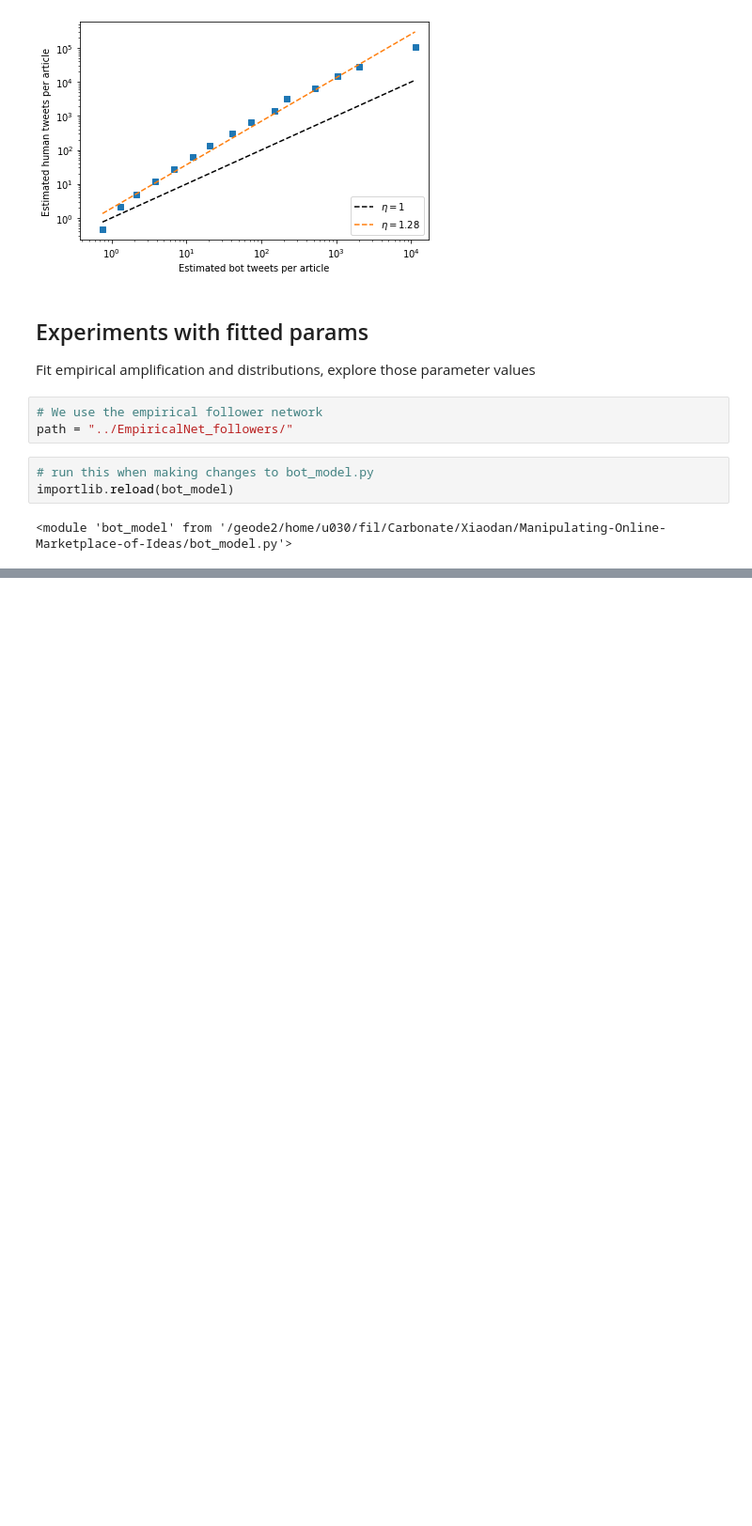
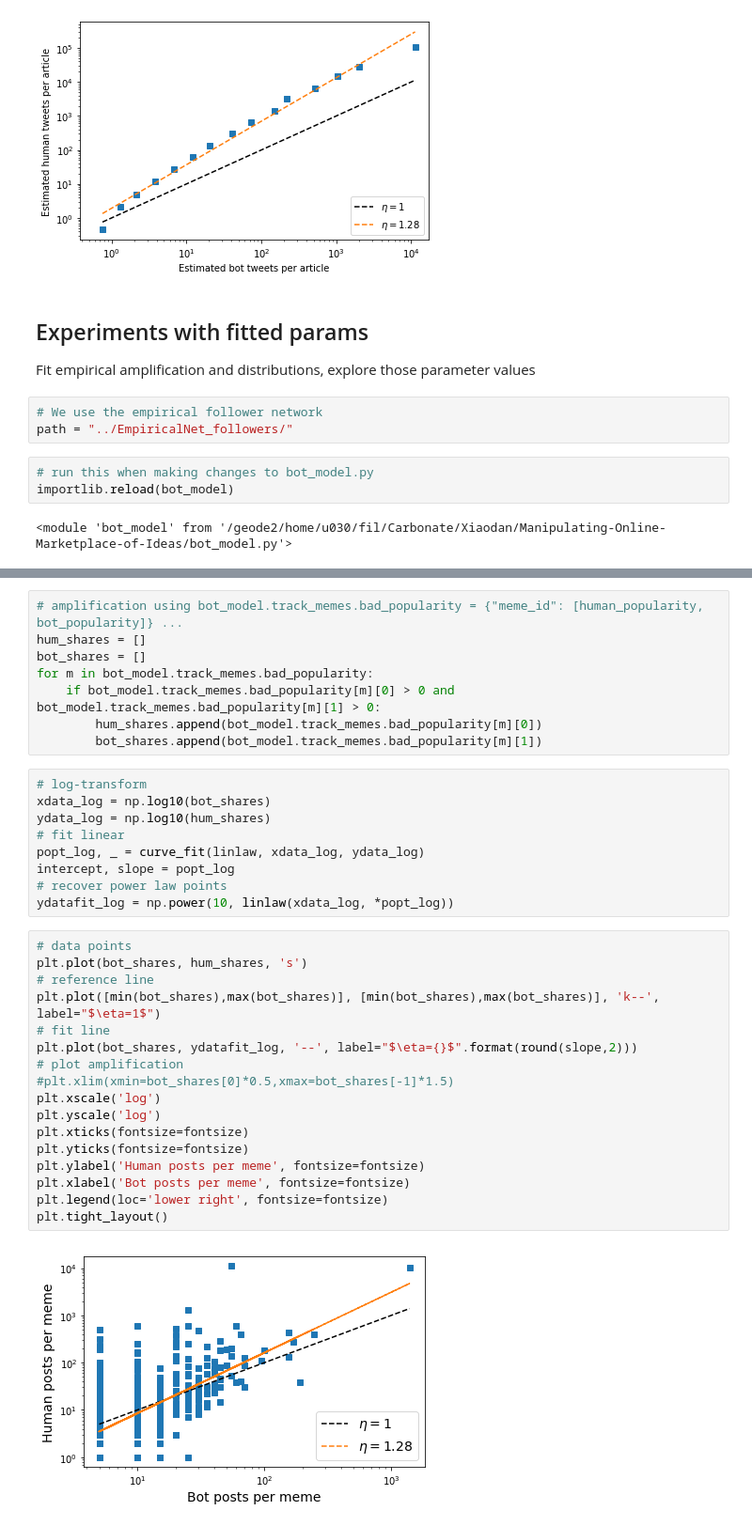
Before and after one commit to xiaodanlou/Manipulating-Online-Marketplace-of-Ideas, a Jupyter notebook: empirical_validation.ipynb, the cells around one changed output, grey strips where cells are left out. Shown: that part at 94% size. Saved outputs shown, nothing was run; the diff lists cells and outputs as text; blank space fills up the shorter version.

```diff
--- a/empirical_validation.ipynb
+++ b/empirical_validation.ipynb
@@ -139,0 +149,36 @@ for meme in live_memes:
+# %%
+# amplification using bot_model.track_memes.bad_popularity = {"meme_id": [human_popularity, bot_popularity]} ...
+hum_shares = []
+bot_shares = []
+for m in bot_model.track_memes.bad_popularity:
+    if bot_model.track_memes.bad_popularity[m][0] > 0 and bot_model.track_memes.bad_popularity[m][1] > 0:
+        hum_shares.append(bot_model.track_memes.bad_popularity[m][0])
+        bot_shares.append(bot_model.track_memes.bad_popularity[m][1])
+# %%
+# log-transform
+xdata_log = np.log10(bot_shares)
+ydata_log = np.log10(hum_shares)
+# fit linear
+popt_log, _ = curve_fit(linlaw, xdata_log, ydata_log)
+intercept, slope = popt_log
+# recover power law points
+ydatafit_log = np.power(10, linlaw(xdata_log, *popt_log))
+# %%
+# data points
+plt.plot(bot_shares, hum_shares, 's')
+# reference line
+plt.plot([min(bot_shares),max(bot_shares)], [min(bot_shares),max(bot_shares)], 'k--', label="$\eta=1$")
+# fit line
+plt.plot(bot_shares, ydatafit_log, '--', label="$\eta={}$".format(round(slope,2)))
+# plot amplification
+#plt.xlim(xmin=bot_shares[0]*0.5,xmax=bot_shares[-1]*1.5)
+plt.xscale('log')
+plt.yscale('log')
+plt.xticks(fontsize=fontsize)
+plt.yticks(fontsize=fontsize)
+plt.ylabel('Human posts per meme', fontsize=fontsize)
+plt.xlabel('Bot posts per meme', fontsize=fontsize)
+plt.legend(loc='lower right', fontsize=fontsize)
+plt.tight_layout()
+# %% [output]
+[figure, added]
```
Also changed, not shown: parts of 15 cells of this notebook, 2 other files.
